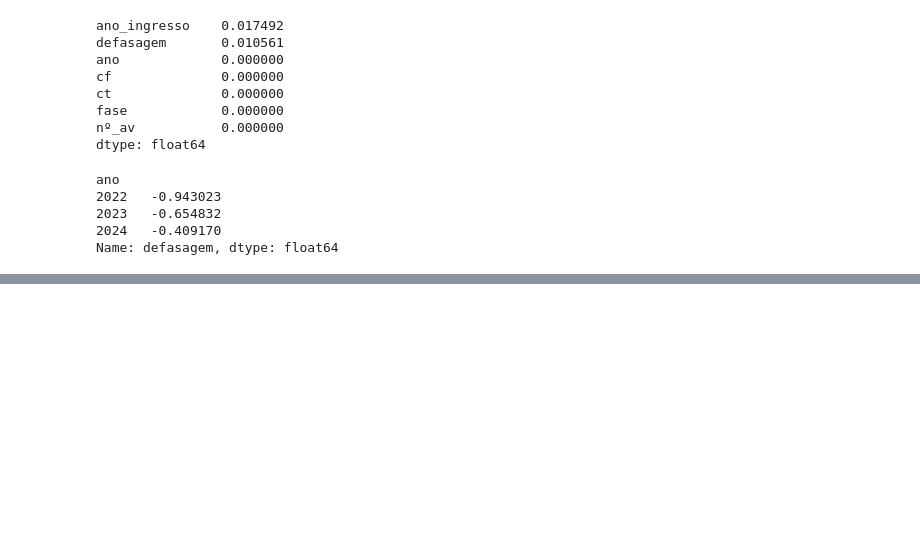
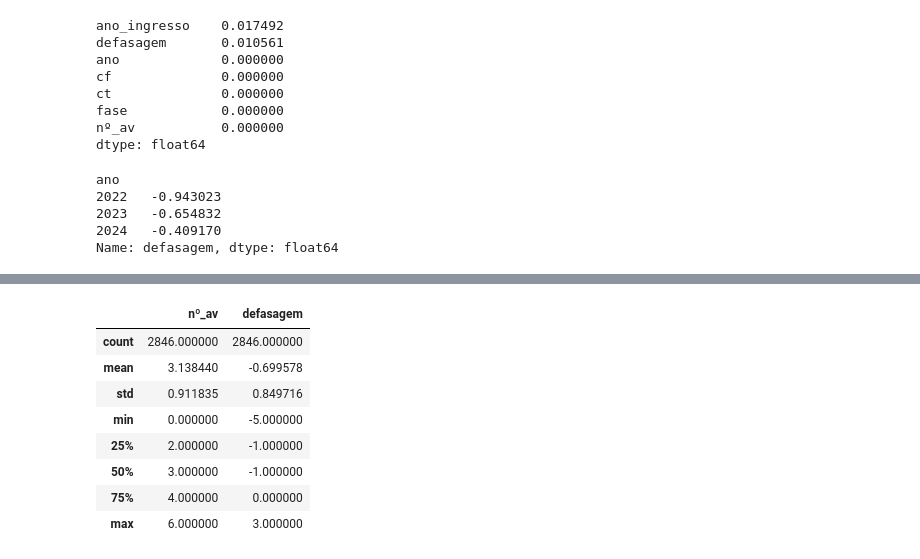
Before and after one commit to IgorComune/masters_thesis_school_lag_predictor, a Jupyter notebook: notebooks/01_eda.ipynb, the cells around one changed output, grey strips where cells are left out. Saved outputs shown, nothing was run; the diff lists cells and outputs as text; code cells hidden in the pictures; blank space fills up the shorter version.

```diff
--- a/notebooks/01_eda.ipynb
+++ b/notebooks/01_eda.ipynb
@@ -228,0 +264,12 @@ Name: defasagem, dtype: float64
+# %%
+df_2.describe()
+# %% [output]
+|  | nº_av | defasagem |
+| count | 2846.000000 | 2846.000000 |
+| mean | 3.138440 | -0.699578 |
+| std | 0.911835 | 0.849716 |
+| min | 0.000000 | -5.000000 |
+| 25% | 2.000000 | -1.000000 |
+| 50% | 3.000000 | -1.000000 |
+| 75% | 4.000000 | 0.000000 |
+| max | 6.000000 | 3.000000 |
```
Also changed, not shown: parts of 16 cells of this notebook.
